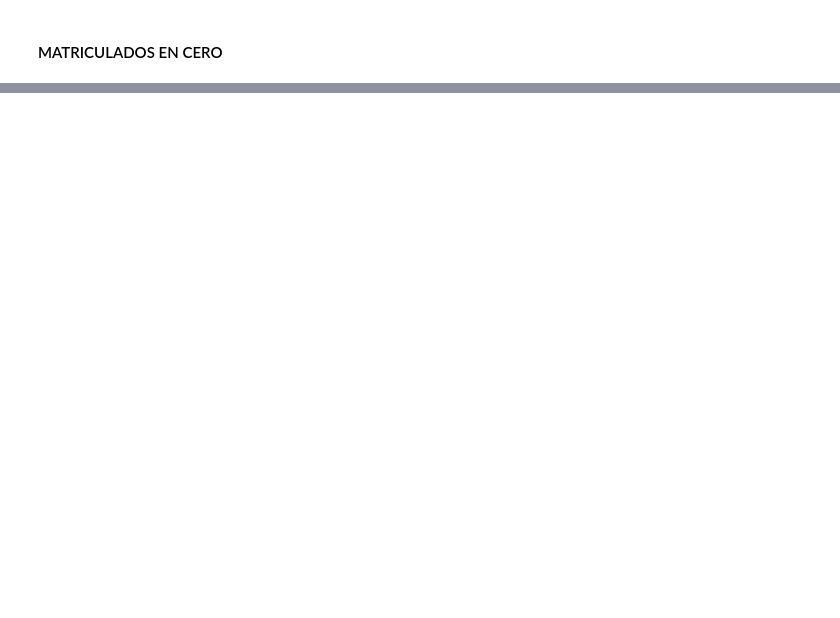
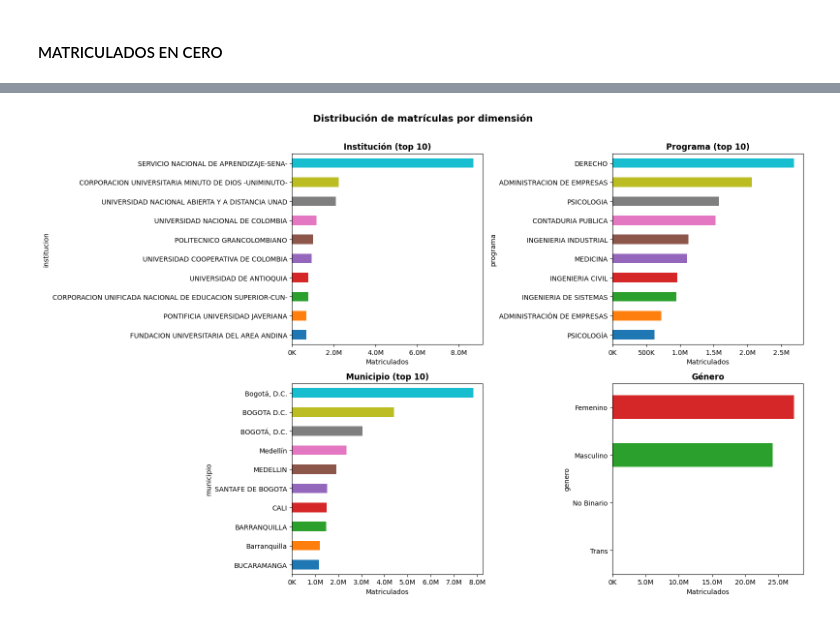
Before and after one commit to andresferpuyo/Proyecto-Final-GPA-UAO, a Jupyter notebook: notebooks/final_project_eda.ipynb, the cells around one changed output, grey strips where cells are left out. Drawn from its saved outputs; the diff is of its cells as text; code cells hidden in the pictures; blank space fills up the shorter version.

```diff
--- a/notebooks/final_project_eda.ipynb
+++ b/notebooks/final_project_eda.ipynb
@@ -256,10 +96,0 @@ Posgrado     49874
-# %%
-MAPA_NIVEL_ACADEMICO = {
-    "PREGRADO": "Pregrado",
-    "Pregrado": "Pregrado",
-    "POSGRADO": "Posgrado",
-    "Posgrado": "Posgrado",
-}
-
-df["nivel_academico"] = df["nivel_academico"].str.strip().map(MAPA_NIVEL_ACADEMICO)
-print(df["nivel_academico"].value_counts().to_string())
@@ -703,0 +197,74 @@ Series([], )
+# %%
+# Dimensiones disponibles en df_modelo
+DIMS = [
+    ('institucion', 'Institución'),
+    ('programa',    'Programa'),
+    ('municipio',   'Municipio'),
+    ('genero',      'Género'),
+]
+
+# Verificar cuáles existen realmente en el dataframe
+dims_disponibles = [
+    (col, titulo) for col, titulo in DIMS
+    if col in df.columns
+]
+
+if dims_disponibles:
+    n_dims = len(dims_disponibles)
+    ncols  = min(n_dims, 2)
+    nrows  = (n_dims + 1) // 2
+
+    fig, axes = plt.subplots(nrows, ncols, figsize=(16, 5 * nrows))
+    axes = np.array(axes).flatten()
+
+    for i, (col, titulo) in enumerate(dims_disponibles):
+        data = (
+            df.groupby(col)['matriculados']
+            .sum()
+            .sort_values(ascending=True)
+        )
+
+        # Limitar a top 10 para dimensiones con muchas categorías
+        # (codigo_programa y codigo_municipio pueden tener cientos)
+        if len(data) > 10:
+            data = data.tail(10)
+            subtitulo = f'{titulo} (top 10)'
+        else:
+            subtitulo = titulo
+
+        data.plot(
+            kind='barh',
+            ax=axes[i],
+            color=sns.color_palette('tab10', len(data))
+        )
+        axes[i].set_title(subtitulo, fontweight='bold')
+        axes[i].set_xlabel('Matriculados')
+        axes[i].set_ylabel(col)
+        axes[i].xaxis.set_major_formatter(
+            mticker.FuncFormatter(lambda x, _: f'{x/1e6:.1f}M' if x >= 1e6 else f'{x/1e3:.0f}K')
+        )
+
+    # Ocultar subplots sobrantes si n_dims es impar
+    for j in range(i + 1, len(axes)):
+        axes[j].set_visible(False)
+
+    plt.suptitle(
+        'Distribución de matrículas por dimensión',
+        fontsize=14, fontweight='bold', y=1.01
+    )
+    plt.tight_layout()
+    plt.savefig(RUTA + '/images/eda_dimensiones.png', dpi=150, bbox_inches='tight')
+    plt.show()
+
+    # Resumen numérico por dimensión
+    print("Resumen por dimensión:")
+    for col, titulo in dims_disponibles:
+        n_categorias = df[col].nunique()
+        top          = df.groupby(col)['matriculados'].sum().idxmax()
+        print(f"  {titulo:<15} {n_categorias:>4} categorías únicas  |  mayor volumen: {top}")
+
+else:
+    print("No se encontraron las columnas de dimensión en df_modelo.")
+    print(f"Columnas disponibles: {list(df.columns)}")
+# %% [output]
+[figure, added]
```
Also changed, not shown: parts of 57 cells of this notebook, 4 other files.
